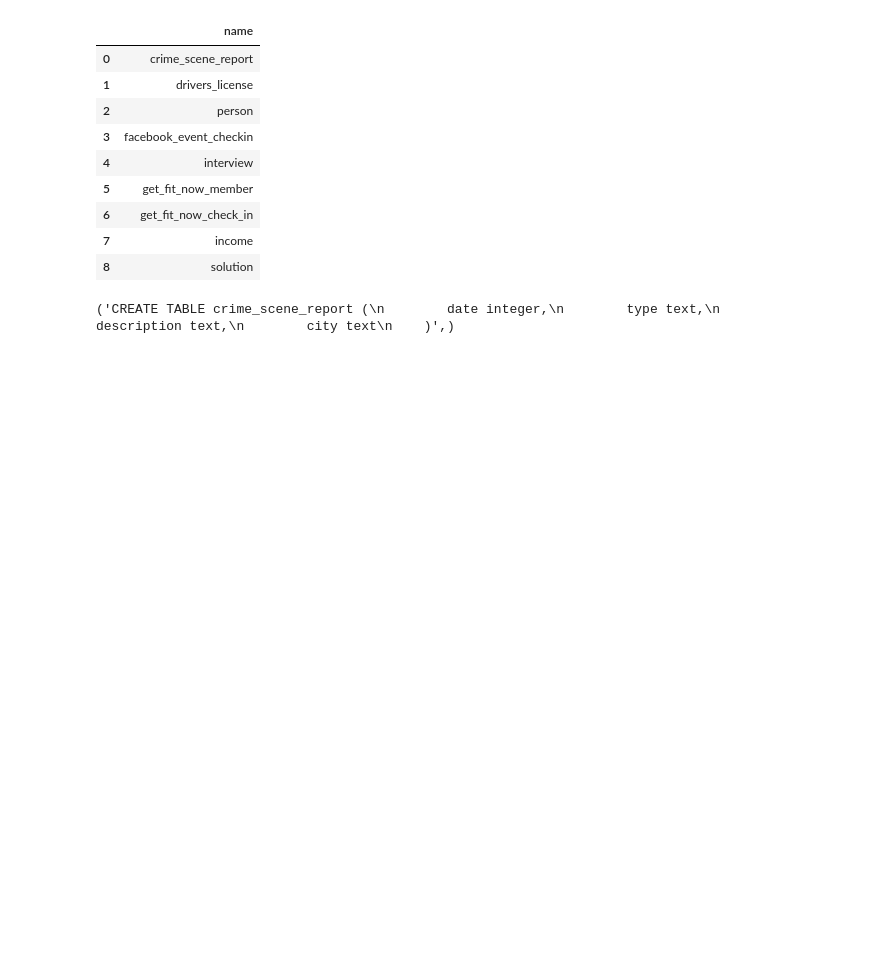
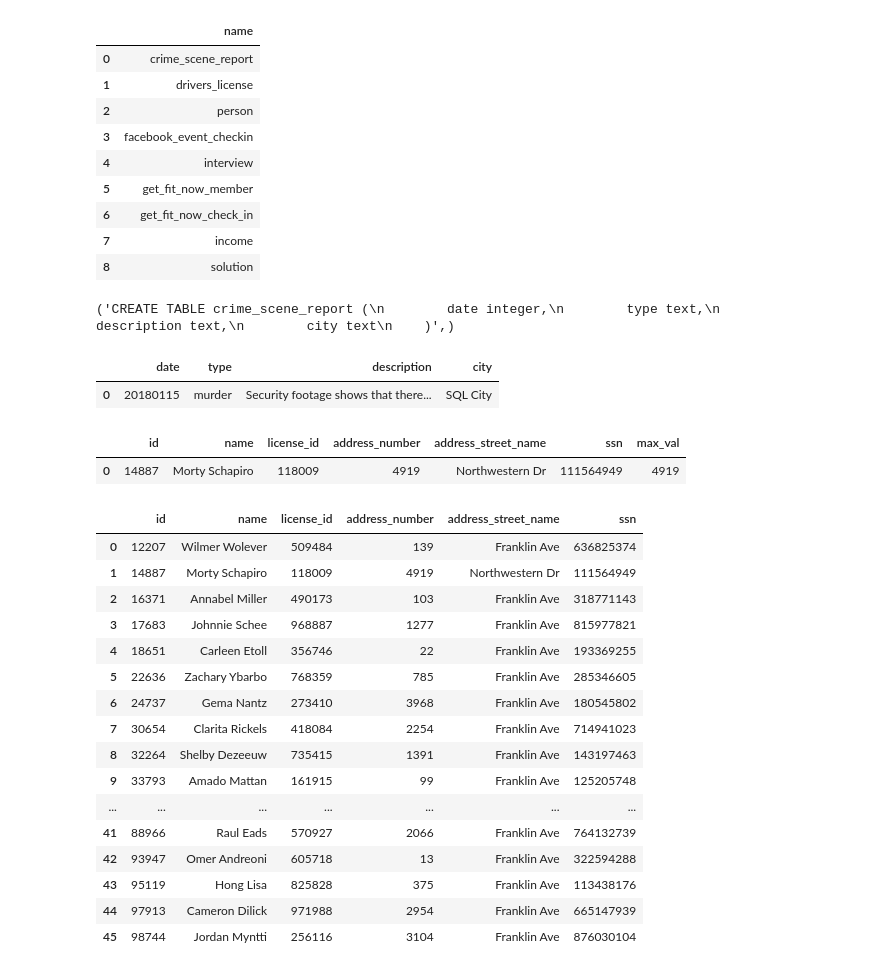
Before and after one commit to mrguezrodriguez/whiteberry, a Jupyter notebook: parte1/sql_murder_mystery.ipynb, the cells around one changed output. Saved outputs shown, nothing was run; the diff lists cells and outputs as text; code cells hidden in the pictures; blank space fills up the shorter version.

```diff
--- a/parte1/sql_murder_mystery.ipynb
+++ b/parte1/sql_murder_mystery.ipynb
@@ -39,3 +39,62 @@ cursor.execute("""
 print(cursor.fetchone())
 # %% [output]
 ('CREATE TABLE crime_scene_report (\n        date integer,\n        type text,\n        description text,\n        city text\n    )',)
+# %%
+# 1 query inicial pra buscar crímenes cometidos el 15 de enero de 2018 en sql City
+cursor.execute("""
+SELECT * FROM crime_scene_report WHERE date = 20180115  AND type = 'murder' AND city = 'SQL City'""")
+
+
+# para que muestre la descripción entera, si no se corta
+pd.set_option('display.max_colwidth', None)
+df_1
+
+df_1 = pd.DataFrame(cursor.fetchall(), columns=[desc[0] for desc in cursor.description])
+df_1
+# %% [output]
+|  | date | type | description | city |
+| 0 | 20180115 | murder | Security footage shows that there... | SQL City |
+# %%
+# 2 Persona que vive en el último número de Northwestern Dr
+cursor.execute("""
+SELECT *
+FROM person p
+JOIN (
+    SELECT MAX(address_number) AS max_val
+    FROM person
+    WHERE address_street_name = 'Northwestern Dr'
+) x
+ON p.address_number = x.max_val
+WHERE p.address_street_name = 'Northwestern Dr'""")
+
+df_2 = pd.DataFrame(cursor.fetchall(), columns=[desc[0] for desc in cursor.description])
+df_2
+### id person = 14887
+# %% [output]
+|  | id | name | license_id | address_number | address_street_name | ssn | max_val |
+| 0 | 14887 | Morty Schapiro | 118009 | 4919 | Northwestern Dr | 111564949 | 4919 |
+# %%
+#3  Personas que viven en el último número de Northwestern Dr y en Franklin Ave
+cursor.execute("""
+SELECT * FROM person WHERE address_street_name LIKE "%Franklin Ave%" OR id = 14887""")
+
+df_3 = pd.DataFrame(cursor.fetchall(), columns=[desc[0] for desc in cursor.description])
+df_3
+# %% [output]
+|  | id | name | license_id | address_number | address_street_name | ssn |
+| 0 | 12207 | Wilmer Wolever | 509484 | 139 | Franklin Ave | 636825374 |
+| 1 | 14887 | Morty Schapiro | 118009 | 4919 | Northwestern Dr | 111564949 |
+| 2 | 16371 | Annabel Miller | 490173 | 103 | Franklin Ave | 318771143 |
+| 3 | 17683 | Johnnie Schee | 968887 | 1277 | Franklin Ave | 815977821 |
+| 4 | 18651 | Carleen Etoll | 356746 | 22 | Franklin Ave | 193369255 |
+| 5 | 22636 | Zachary Ybarbo | 768359 | 785 | Franklin Ave | 285346605 |
+| 6 | 24737 | Gema Nantz | 273410 | 3968 | Franklin Ave | 180545802 |
+| 7 | 30654 | Clarita Rickels | 418084 | 2254 | Franklin Ave | 714941023 |
+| 8 | 32264 | Shelby Dezeeuw | 735415 | 1391 | Franklin Ave | 143197463 |
+| 9 | 33793 | Amado Mattan | 161915 | 99 | Franklin Ave | 125205748 |
+| ... | ... | ... | ... | ... | ... | ... |
+| 41 | 88966 | Raul Eads | 570927 | 2066 | Franklin Ave | 764132739 |
+| 42 | 93947 | Omer Andreoni | 605718 | 13 | Franklin Ave | 322594288 |
+| 43 | 95119 | Hong Lisa | 825828 | 375 | Franklin Ave | 113438176 |
+| 44 | 97913 | Cameron Dilick | 971988 | 2954 | Franklin Ave | 665147939 |
+| 45 | 98744 | Jordan Myntti | 256116 | 3104 | Franklin Ave | 876030104 |
```
Also changed, not shown: parts of 11 cells of this notebook, 1 other file.
